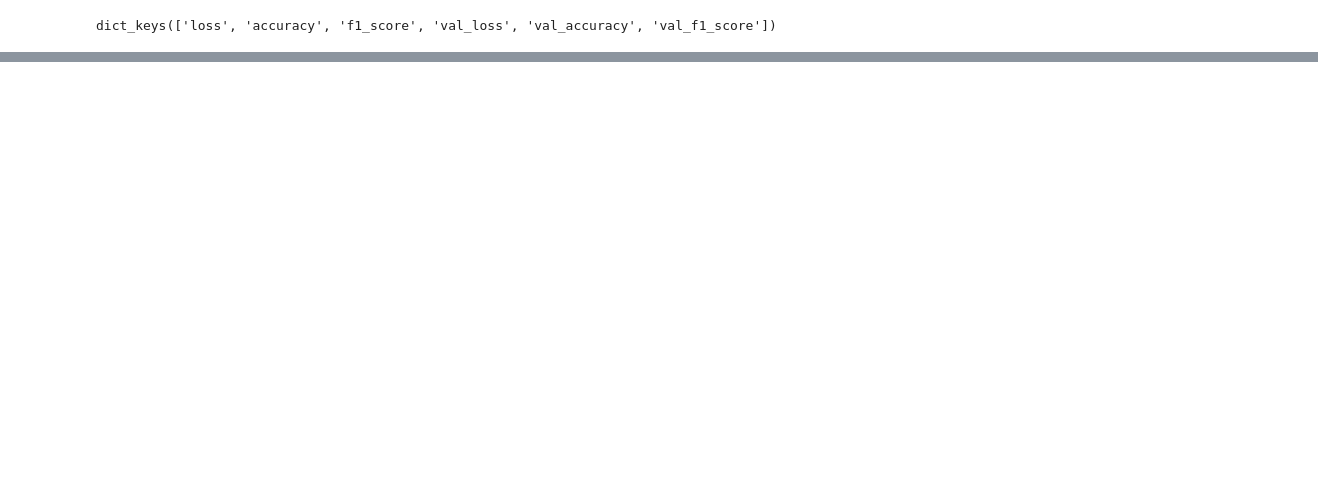
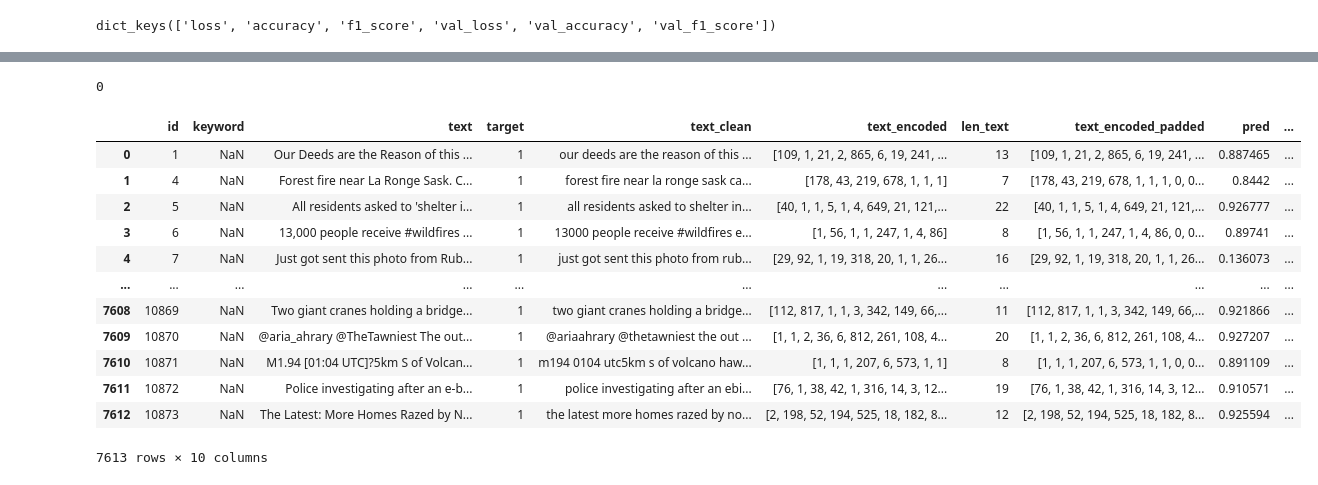
Before and after one commit to Acsts/Deep_Learning_NLP--Disaster_tweets_classification, a Jupyter notebook: Project_Disaster_Tweets.ipynb, the cells around one changed output, grey strips where cells are left out. Cells and saved outputs as stored; diff of their text form; code cells hidden in the pictures; blank space fills up the shorter version.

```diff
--- a/Project_Disaster_Tweets.ipynb
+++ b/Project_Disaster_Tweets.ipynb
@@ -244,5 +285,5 @@ model.compile(optimizer='adam',
 model.fit(
     train_ds,
     validation_data=val_ds,
-    epochs=20)
+    epochs=30)
 # %% [output]
@@ -293,0 +358,2 @@ fig.show()
+# %%
+df['pred'] = 'no prediction'
@@ -293,0 +371,3 @@ fig.show()
+# %%
+df.loc[y_train.index,'pred'] = model(train)
+df.loc[y_val.index,'pred'] = model(val)
@@ -293,0 +405,21 @@ fig.show()
+# %%
+(df['pred'] == 'no prediction').sum()
+# %% [output]
+0
+# %%
+df['pred_binary'] = df['pred'].apply(lambda x : 1 if x > 0.5 else 0)
+df
+# %% [output]
+|  | id | keyword | text | target | text_clean | text_encoded | len_text | text_encoded_padded | pred | ... |
+| 0 | 1 | NaN | Our Deeds are the Reason of this ... | 1 | our deeds are the reason of this ... | [109, 1, 21, 2, 865, 6, 19, 241, ... | 13 | [109, 1, 21, 2, 865, 6, 19, 241, ... | 0.887465 | ... |
+| 1 | 4 | NaN | Forest fire near La Ronge Sask. C... | 1 | forest fire near la ronge sask ca... | [178, 43, 219, 678, 1, 1, 1] | 7 | [178, 43, 219, 678, 1, 1, 1, 0, 0... | 0.8442 | ... |
+| 2 | 5 | NaN | All residents asked to 'shelter i... | 1 | all residents asked to shelter in... | [40, 1, 1, 5, 1, 4, 649, 21, 121,... | 22 | [40, 1, 1, 5, 1, 4, 649, 21, 121,... | 0.926777 | ... |
+| 3 | 6 | NaN | 13,000 people receive #wildfires ... | 1 | 13000 people receive #wildfires e... | [1, 56, 1, 1, 247, 1, 4, 86] | 8 | [1, 56, 1, 1, 247, 1, 4, 86, 0, 0... | 0.89741 | ... |
+| 4 | 7 | NaN | Just got sent this photo from Rub... | 1 | just got sent this photo from rub... | [29, 92, 1, 19, 318, 20, 1, 1, 26... | 16 | [29, 92, 1, 19, 318, 20, 1, 1, 26... | 0.136073 | ... |
+| ... | ... | ... | ... | ... | ... | ... | ... | ... | ... | ... |
+| 7608 | 10869 | NaN | Two giant cranes holding a bridge... | 1 | two giant cranes holding a bridge... | [112, 817, 1, 1, 3, 342, 149, 66,... | 11 | [112, 817, 1, 1, 3, 342, 149, 66,... | 0.921866 | ... |
+| 7609 | 10870 | NaN | @aria_ahrary @TheTawniest The out... | 1 | @ariaahrary @thetawniest the out ... | [1, 1, 2, 36, 6, 812, 261, 108, 4... | 20 | [1, 1, 2, 36, 6, 812, 261, 108, 4... | 0.927207 | ... |
+| 7610 | 10871 | NaN | M1.94 [01:04 UTC]?5km S of Volcan... | 1 | m194 0104 utc5km s of volcano haw... | [1, 1, 1, 207, 6, 573, 1, 1] | 8 | [1, 1, 1, 207, 6, 573, 1, 1, 0, 0... | 0.891109 | ... |
+| 7611 | 10872 | NaN | Police investigating after an e-b... | 1 | police investigating after an ebi... | [76, 1, 38, 42, 1, 316, 14, 3, 12... | 19 | [76, 1, 38, 42, 1, 316, 14, 3, 12... | 0.910571 | ... |
+| 7612 | 10873 | NaN | The Latest: More Homes Razed by N... | 1 | the latest more homes razed by no... | [2, 198, 52, 194, 525, 18, 182, 8... | 12 | [2, 198, 52, 194, 525, 18, 182, 8... | 0.925594 | ... |
+7613 rows × 10 columns
```
Also changed, not shown: parts of 27 cells of this notebook.
